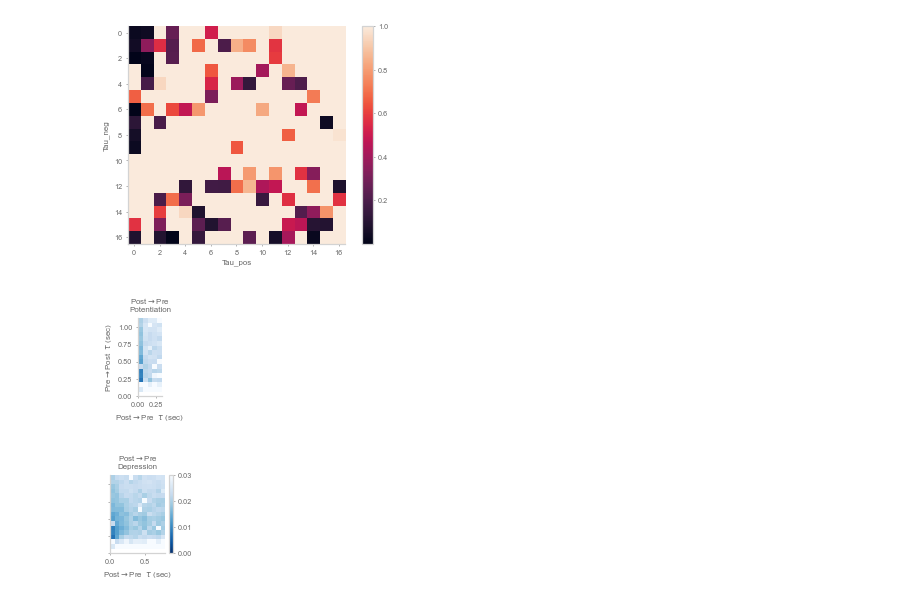
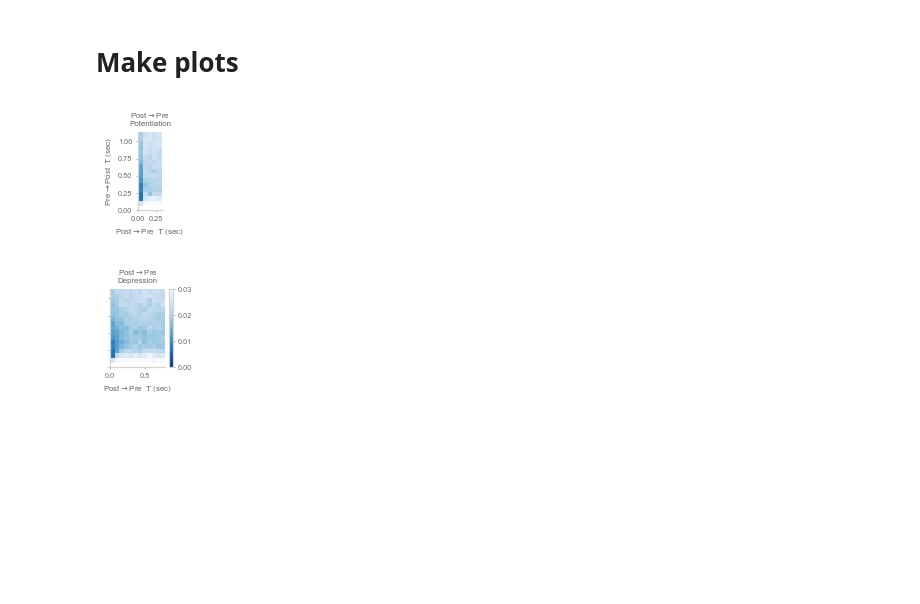
Before and after one commit to chingf/sr-project, a Jupyter notebook: notebooks/2j-plasticity-kernel-gridsearch.ipynb, the cells around one changed output. Drawn from its saved outputs; the diff is of its cells as text; code cells hidden in the pictures; blank space fills up the shorter version.

```diff
--- a/notebooks/2j-plasticity-kernel-gridsearch.ipynb
+++ b/notebooks/2j-plasticity-kernel-gridsearch.ipynb
@@ -20,7 +22,6 @@ device = 'cpu'
 # %%
 param_regex = 'pos(.*)_neg(.*)'
 gridsearch_dir = f"{configs.engram_dir}01_tau_gridsearch/"
-#gridsearch_dir = "../trained_models/01_tau_gridsearch/"
 tau_neg_axes = []
 tau_pos_axes = []
 vals = []
@@ -55,11 +56,14 @@ for d in os.listdir(gridsearch_dir):
         except:
             continue
         model_file = gridsearch_dir + d + '/' + 'model.pt'
-        state_dict = torch.load(model_file)
+        try:
+            state_dict = torch.load(model_file)
+        except:
+            continue
         _A_pos = abs(state_dict['ca3.A_pos'])
         _A_neg = abs(state_dict['ca3.A_neg'])
-        _neg_coeff = _A_neg*10*np.exp(-1/abs(tau_neg_ax))
-        _pos_coeff = _A_pos*10*np.exp(-1/abs(tau_pos_ax))
+        _neg_coeff = _A_neg*np.exp(-1/abs(tau_neg_ax))
+        _pos_coeff = _A_pos*np.exp(-1/abs(tau_pos_ax))
 
         # For finding the max
         if _val < val:
@@ -79,16 +80,0 @@ tau_pos_unique = np.sort(np.unique(tau_pos_axes))
-# %%
-Aneg_coeff_mat = np.zeros((tau_neg_unique.size, tau_pos_unique.size))*np.nan
-for tau_neg_ax, tau_pos_ax, A_neg in zip(
-    results['tau_neg_axes'], results['tau_pos_axes'], results['A_negs']
-    ):
-    x_idx = np.argwhere(tau_neg_unique == tau_neg_ax)[0,0]
-    y_idx = np.argwhere(tau_pos_unique == tau_pos_ax)[0,0]
-    Aneg_coeff_mat[x_idx][y_idx] = A_neg*10*np.exp(-1/abs(tau_neg_ax))
-# %%
-Apos_coeff_mat = np.zeros((tau_neg_unique.size, tau_pos_unique.size))*np.nan
-for tau_neg_ax, tau_pos_ax, A_pos in zip(
-    results['tau_neg_axes'], results['tau_pos_axes'], results['A_poses']
-    ):
-    x_idx = np.argwhere(tau_neg_unique == tau_neg_ax)[0,0]
-    y_idx = np.argwhere(tau_pos_unique == tau_pos_ax)[0,0]
-    Apos_coeff_mat[x_idx][y_idx] = A_pos*10*np.exp(-1/abs(tau_pos_ax))
@@ -109,57 +81,38 @@ plt.show()
-# %%
-plt.figure()
-plt.imshow(Aneg_coeff_mat, vmax=1)
-# plt.yticks(np.arange(xs.size), [f'{x:.2f}' for x in xs])
-# plt.xticks(
-#     np.arange(ys.size), [f'{y:.2f}' for y in ys],
-#     rotation=45
-#     )
-plt.xlabel('Tau_pos')
-plt.ylabel('Tau_neg')
-plt.colorbar()
-plt.show()
-# %% [output]
-[figure, removed]
 # %%
 from matplotlib.colors import BoundaryNorm
 from matplotlib.ticker import MaxNLocator
+# %% [markdown]
+# Make plots
 # %%
-coeff_threshold = 0.1
-vmax = 0.03#0.025
-
 # Collect values
 mat = np.zeros((tau_neg_unique.size, tau_pos_unique.size))*np.nan
 for tau_neg_ax, tau_pos_ax, val in zip(
     results['tau_neg_axes'], results['tau_pos_axes'], results['vals']
     ):
     x_idx = np.argwhere(tau_neg_unique == tau_neg_ax)[0,0]
     y_idx = np.argwhere(tau_pos_unique == tau_pos_ax)[0,0]
     mat[x_idx][y_idx] = val
 
-# "Zero"-out entries where coefficient approaches zero
-mat[Aneg_coeff_mat<coeff_threshold] = vmax
-mat[Apos_coeff_mat<coeff_threshold] = vmax
-
-x_list = tau_neg_unique #np.sort(np.unique(xs))
-y_list = tau_pos_unique #np.sort(np.unique(ys))
+x_list = tau_neg_unique
+y_list = tau_pos_unique
 x, y = np.meshgrid(x_list/configs.dt_to_sec, y_list/configs.dt_to_sec)
 
 fig, ax = plt.subplots(figsize=(1., 2))
 im = ax.pcolormesh(
     x, y, mat.T, cmap="Blues_r",
     vmax=vmax, vmin=0
     )
 
-plt.xlim(0, 1/configs.dt_to_sec) #-4/configs.dt_to_sec, 2./configs.dt_to_sec)
+plt.xlim(0, 1/configs.dt_to_sec)
 plt.ylim(0)
 plt.xlabel('Post$\\rightarrow$Pre  $\\tau$ (sec)')
 plt.ylabel('Pre$\\rightarrow$Post  $\\tau$ (sec)')
 plt.title("Post$\\rightarrow$Pre\nPotentiation")
 plt.tight_layout()
 plt.savefig("../figures/2jleft.png", dpi=300, transparent=True)
 plt.show()
 # %% [output]
-[figure, old version]
+[figure, new version]
 # %%
 fig, ax = plt.subplots(figsize=(1.5, 2))
 im = ax.pcolormesh(
@@ -167,7 +120,7 @@ im = ax.pcolormesh(
     )
 fig.colorbar(im, ax=ax)
 
-plt.xlim(left=0, right=0.8) #-4/configs.dt_to_sec, 2./configs.dt_to_sec)
+plt.xlim(left=0, right=0.8)
 plt.ylim(0)
 plt.yticks([0, 0.25, 0.5, 0.75, 1.], ['', '', '', '', ''])
 plt.xlabel('Post$\\rightarrow$Pre  $\\tau$ (sec)')
@@ -176,4 +129,4 @@ plt.tight_layout()
 plt.savefig("../figures/2jright.png", dpi=300, transparent=True)
 plt.show()
 # %% [output]
-[figure, old version]
+[figure, new version]
```
Also changed, not shown: parts of 5 cells of this notebook, 8 other files.
